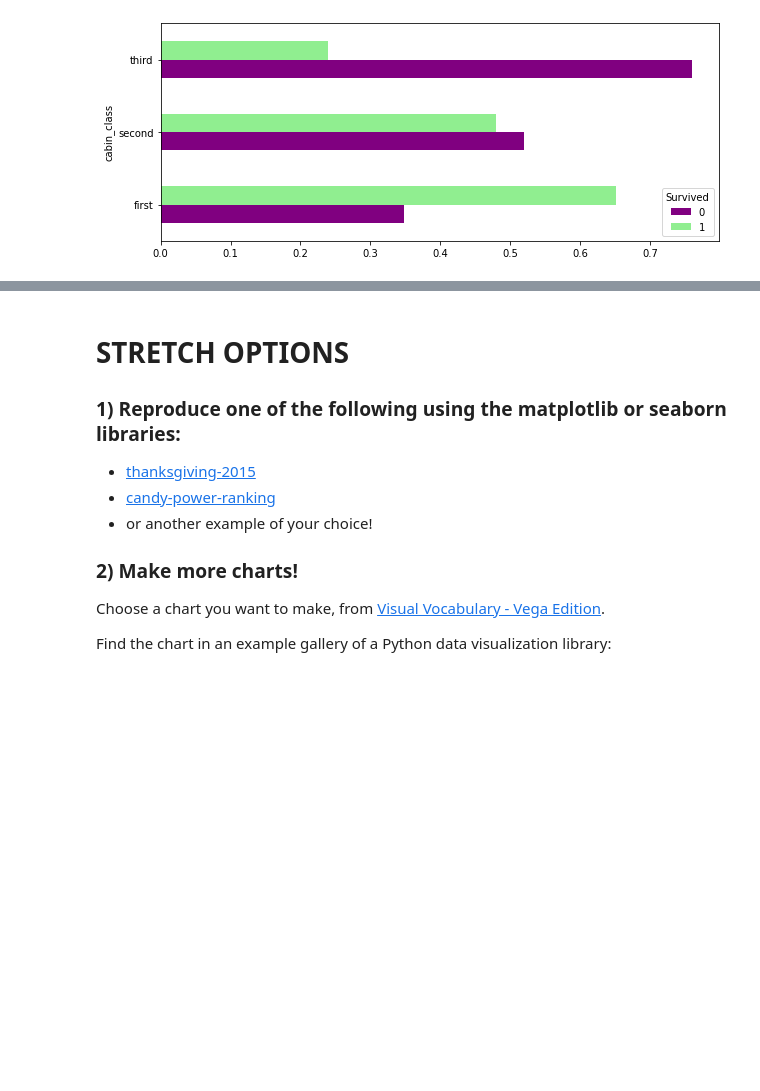
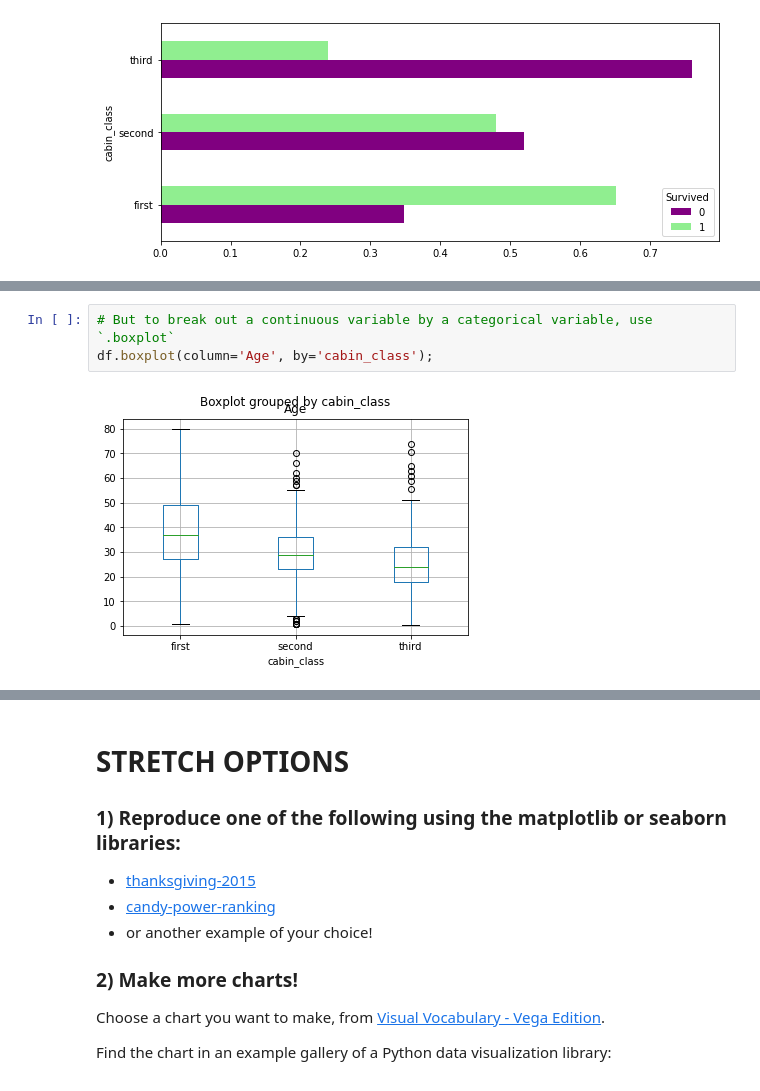
Before and after one commit to bofori-tech/DS-Unit-1-Sprint-1-Data-Wrangling-and-Storytelling, a Jupyter notebook: module4-make-explanatory-visualizations/LS_DS_114_Make_Explanatory_Visualizations_Assignment.ipynb, the cells around one changed output, grey strips where cells are left out. Saved outputs shown, nothing was run; the diff lists cells and outputs as text; blank space fills up the shorter version.

```diff
--- a/module4-make-explanatory-visualizations/LS_DS_114_Make_Explanatory_Visualizations_Assignment.ipynb
+++ b/module4-make-explanatory-visualizations/LS_DS_114_Make_Explanatory_Visualizations_Assignment.ipynb
@@ -172,0 +193,5 @@ cab_death2.plot(kind='barh', color=['purple', 'lightgreen'], figsize=(10,4));
+# %%
+# But to break out a continuous variable by a categorical variable, use `.boxplot`
+df.boxplot(column='Age', by='cabin_class');
+# %% [output]
+[figure, added]
```
Also changed, not shown: parts of 15 cells of this notebook.
